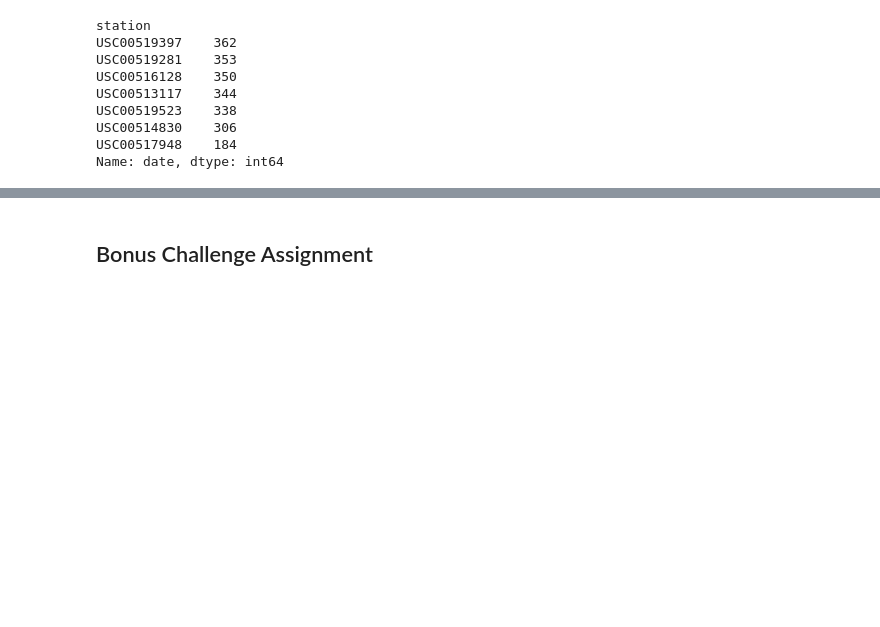
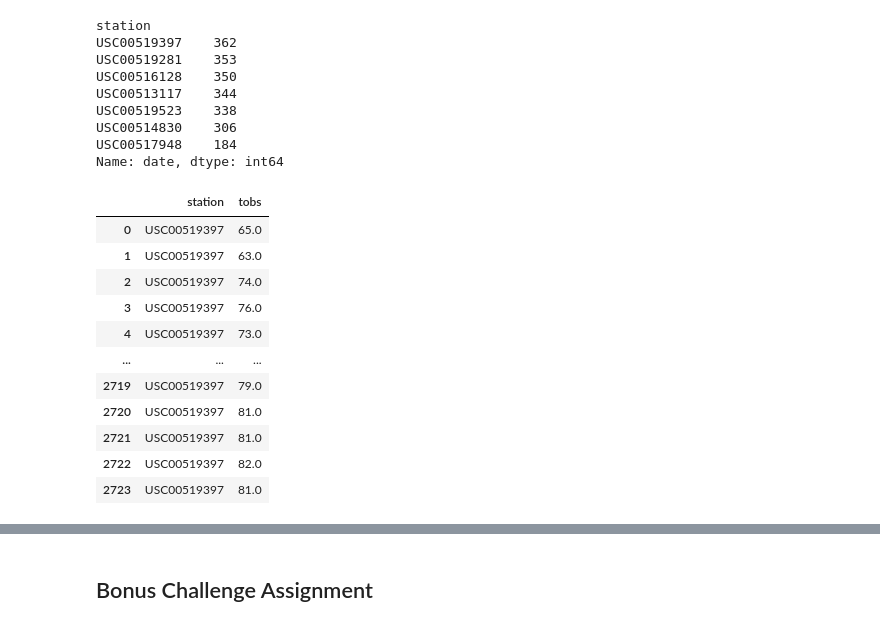
Before and after one commit to arvinseeva/sqlalchemy-challenge, a Jupyter notebook: climate_starter.ipynb, the cells around one changed output, grey strips where cells are left out. Saved outputs shown, nothing was run; the diff lists cells and outputs as text; code cells hidden in the pictures; blank space fills up the shorter version.

```diff
--- a/climate_starter.ipynb
+++ b/climate_starter.ipynb
@@ -155,7 +154,19 @@ Name: date, dtype: int64
 # %%
 # Using the station id from the previous query, calculate the lowest temperature recorded,
 # highest temperature recorded, and average temperature of the most active station?
 # most active station is USC00519397
-station1 = pd.read_sql("SELECT * FROM Measurement, conn)
+station1 = pd.read_sql("SELECT station, tobs FROM Measurement WHERE station = 'USC00519397'", conn)
 station1
 # %% [output]
+|  | station | tobs |
+| 0 | USC00519397 | 65.0 |
+| 1 | USC00519397 | 63.0 |
+| 2 | USC00519397 | 74.0 |
+| 3 | USC00519397 | 76.0 |
+| 4 | USC00519397 | 73.0 |
+| ... | ... | ... |
+| 2719 | USC00519397 | 79.0 |
+| 2720 | USC00519397 | 81.0 |
+| 2721 | USC00519397 | 81.0 |
+| 2722 | USC00519397 | 82.0 |
+| 2723 | USC00519397 | 81.0 |
```
Also changed, not shown: parts of 2 cells of this notebook.
